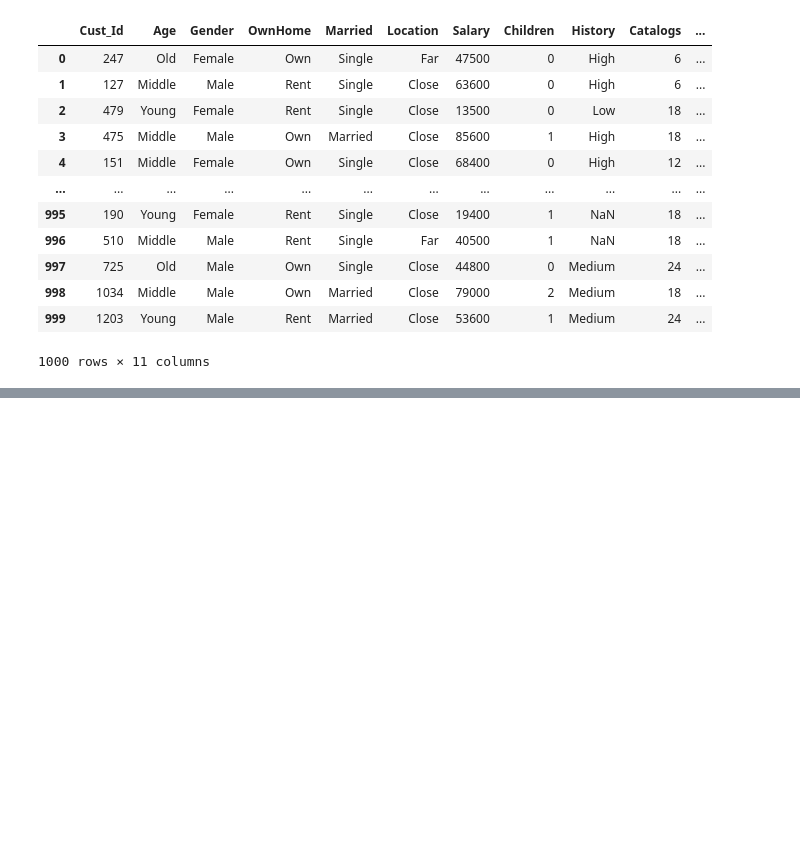
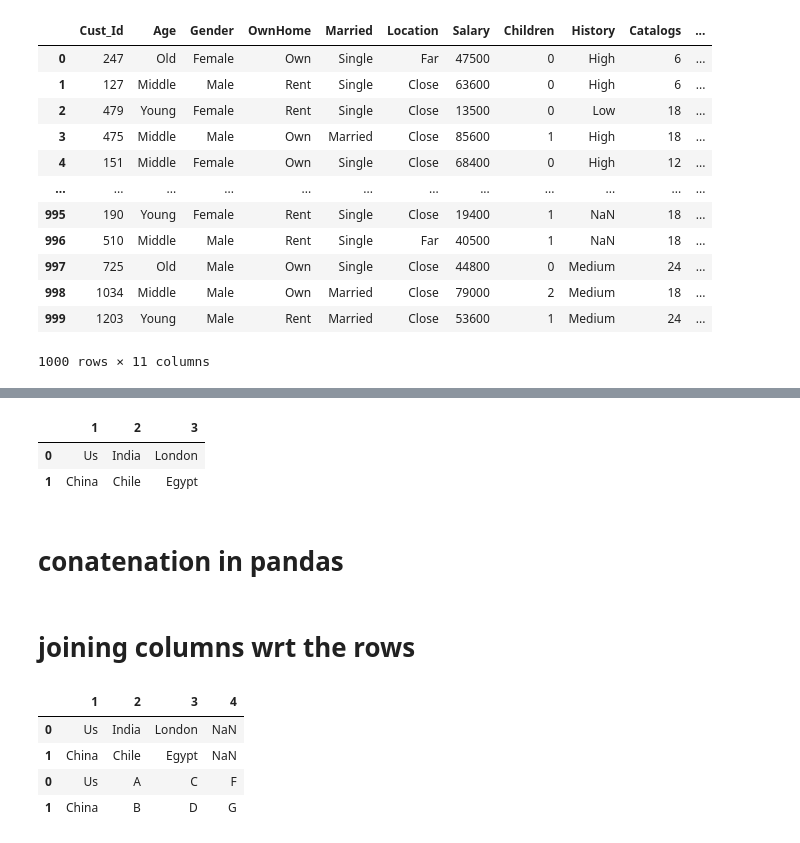
Before and after one commit to kshirsagarsiddharth/manipal_data_science, a Jupyter notebook: pandas_manipal.ipynb, the cells around one changed output, grey strips where cells are left out. Cells and saved outputs as stored; diff of their text form; code cells hidden in the pictures; blank space fills up the shorter version.

```diff
--- a/pandas_manipal.ipynb
+++ b/pandas_manipal.ipynb
@@ -1110,0 +1218,24 @@ df
+# %%
+
+dict_ = {1:['Us','China'], 2: ['India','Chile'],3: ['London','Egypt']}
+
+df1 = pd.DataFrame(dict_)
+
+df2 = pd.DataFrame({2: ['A','B'], 3: ['C','D'], 4:['F','G'],1:['Us','China']})
+df1
+# %% [output]
+|  | 1 | 2 | 3 |
+| 0 | Us | India | London |
+| 1 | China | Chile | Egypt |
+# %% [markdown]
+# conatenation in pandas
+# %% [markdown]
+# joining columns wrt the rows
+# %%
+pd.concat([df1,df2], axis=0) # concatenation on axis 0 in this case the columns are joined on the columns
+# %% [output]
+|  | 1 | 2 | 3 | 4 |
+| 0 | Us | India | London | NaN |
+| 1 | China | Chile | Egypt | NaN |
+| 0 | Us | A | C | F |
+| 1 | China | B | D | G |
```
Also changed, not shown: parts of 24 cells of this notebook.
